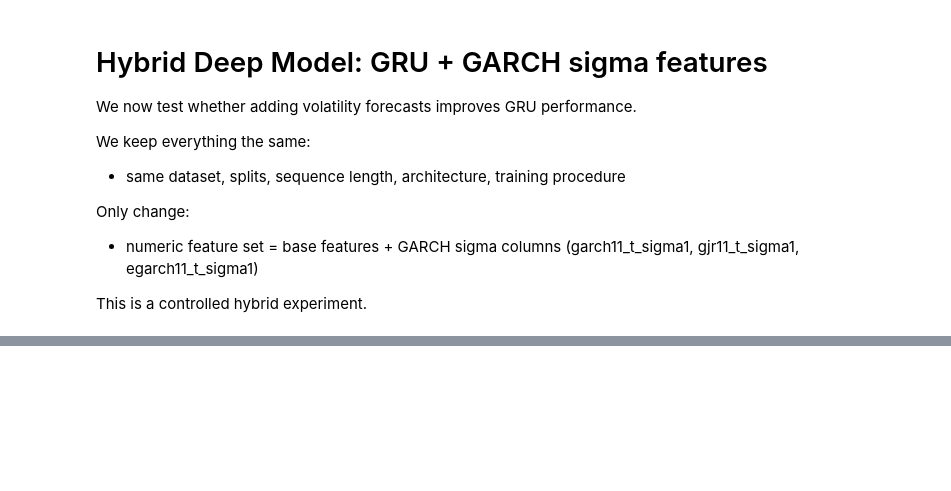
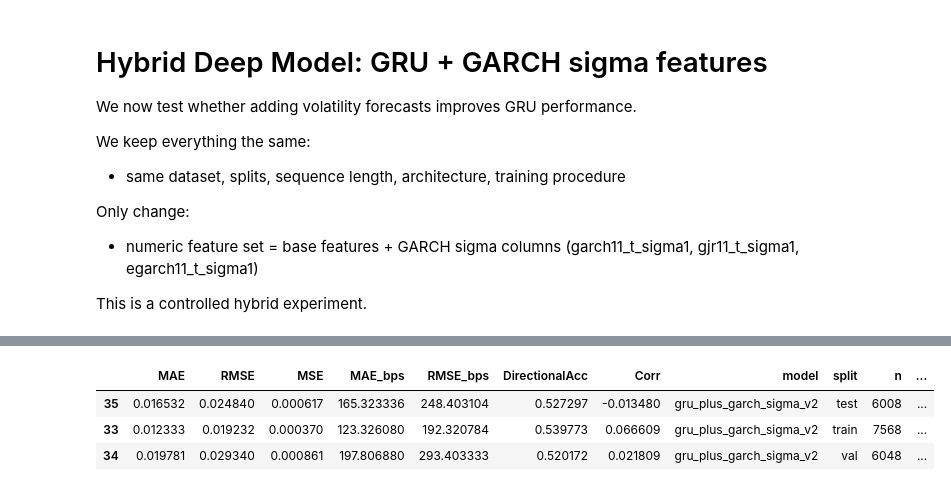
Before and after one commit to RichelCode/Final_Stock_Analysis, a Jupyter notebook: stock_market_final.ipynb, the cells around one changed output, grey strips where cells are left out. Drawn from its saved outputs; the diff is of its cells as text; code cells hidden in the pictures; blank space fills up the shorter version.

Commit message:
Redid the GRU model again with garch features

```diff
--- a/stock_market_final.ipynb
+++ b/stock_market_final.ipynb
@@ -2668,0 +3192,8 @@ Saved: stock_project/reports/tables/ablation_gru_garch_sigma_test.csv
+# %%
+metrics = pd.read_csv(TAB_DIR / "model_metrics.csv")
+display(metrics[metrics["model"].isin(["gru_base_v2", "gru_plus_garch_sigma_v2"])].sort_values(["split"]))
+# %% [output]
+|  | MAE | RMSE | MSE | MAE_bps | RMSE_bps | DirectionalAcc | Corr | model | split | n | ... |
+| 35 | 0.016532 | 0.024840 | 0.000617 | 165.323336 | 248.403104 | 0.527297 | -0.013480 | gru_plus_garch_sigma_v2 | test | 6008 | ... |
+| 33 | 0.012333 | 0.019232 | 0.000370 | 123.326080 | 192.320784 | 0.539773 | 0.066609 | gru_plus_garch_sigma_v2 | train | 7568 | ... |
+| 34 | 0.019781 | 0.029340 | 0.000861 | 197.806880 | 293.403333 | 0.520172 | 0.021809 | gru_plus_garch_sigma_v2 | val | 6048 | ... |
```
Also changed, not shown: parts of 11 cells of this notebook, 5 other files.
